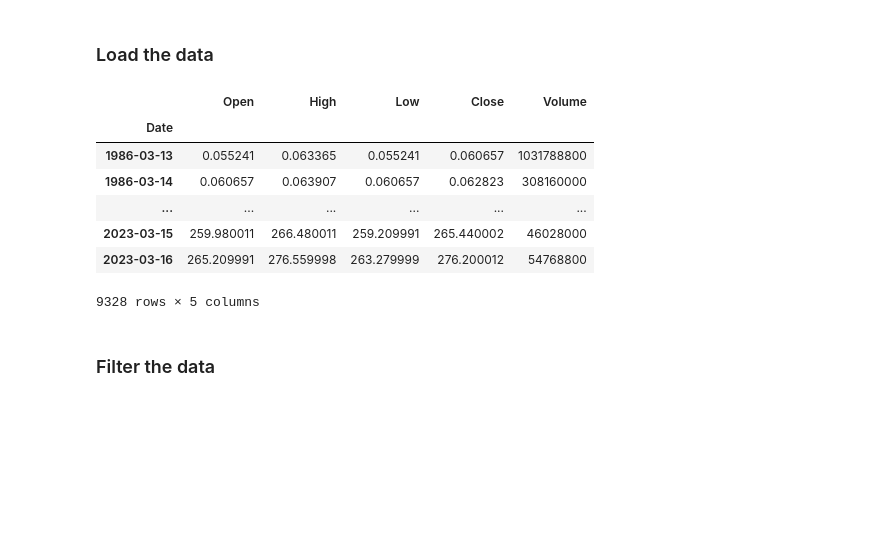
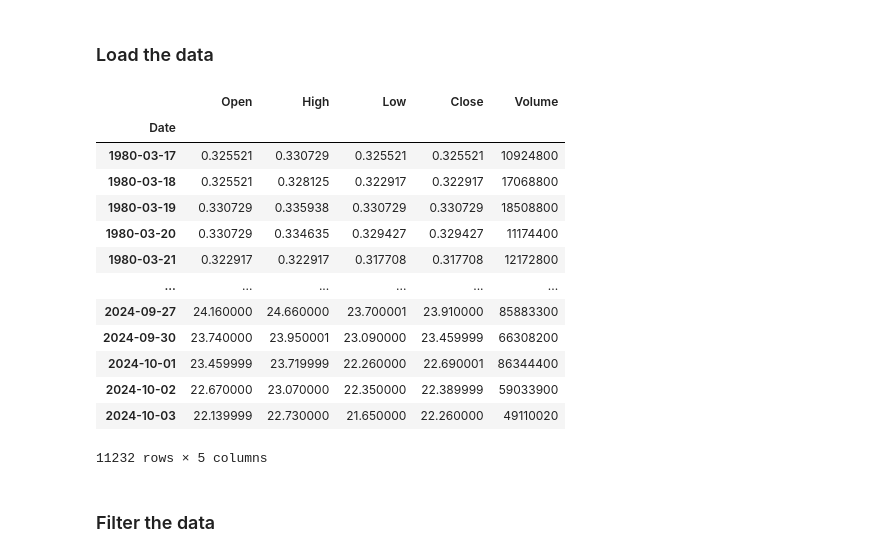
Before and after one commit to MangoWorx/practical-python-for-algorithmic-trading-4403633-main, a Jupyter notebook: notebooks-course/01B_Data Preprocessing.ipynb, the cells around one changed output. Saved outputs shown, nothing was run; the diff lists cells and outputs as text; code cells hidden in the pictures; blank space fills up the shorter version.

```diff
--- a/notebooks-course/01B_Data Preprocessing.ipynb
+++ b/notebooks-course/01B_Data Preprocessing.ipynb
@@ -163,21 +167,27 @@ df_ticker.to_excel(f'data/{ticker}.csv')
 # %%
 import pandas as pd
 
-df_microsoft = pd.read_excel(
-    'data/Microsoft_Stock_Price_Historical_Daily.xlsx',
+df_ticker = pd.read_excel(
+    'data/INTC_Stock_Price_Historical_Daily.xlsx',
     parse_dates=['Date'], index_col=0
 )
 
-df_microsoft
+df_ticker
 # %% [output]
 |  | Open | High | Low | Close | Volume |
 | Date |  |  |  |  |  |
-| 1986-03-13 | 0.055241 | 0.063365 | 0.055241 | 0.060657 | 1031788800 |
-| 1986-03-14 | 0.060657 | 0.063907 | 0.060657 | 0.062823 | 308160000 |
+| 1980-03-17 | 0.325521 | 0.330729 | 0.325521 | 0.325521 | 10924800 |
+| 1980-03-18 | 0.325521 | 0.328125 | 0.322917 | 0.322917 | 17068800 |
+| 1980-03-19 | 0.330729 | 0.335938 | 0.330729 | 0.330729 | 18508800 |
+| 1980-03-20 | 0.330729 | 0.334635 | 0.329427 | 0.329427 | 11174400 |
+| 1980-03-21 | 0.322917 | 0.322917 | 0.317708 | 0.317708 | 12172800 |
 | ... | ... | ... | ... | ... | ... |
-| 2023-03-15 | 259.980011 | 266.480011 | 259.209991 | 265.440002 | 46028000 |
-| 2023-03-16 | 265.209991 | 276.559998 | 263.279999 | 276.200012 | 54768800 |
+| 2024-09-27 | 24.160000 | 24.660000 | 23.700001 | 23.910000 | 85883300 |
+| 2024-09-30 | 23.740000 | 23.950001 | 23.090000 | 23.459999 | 66308200 |
+| 2024-10-01 | 23.459999 | 23.719999 | 22.260000 | 22.690001 | 86344400 |
+| 2024-10-02 | 22.670000 | 23.070000 | 22.350000 | 22.389999 | 59033900 |
+| 2024-10-03 | 22.139999 | 22.730000 | 21.650000 | 22.260000 | 49110020 |
-9328 rows × 5 columns
+11232 rows × 5 columns
 # %% [markdown]
 ### Filter the data
 # %% [markdown]
```
Also changed, not shown: parts of 13 cells of this notebook, 10 other files.
